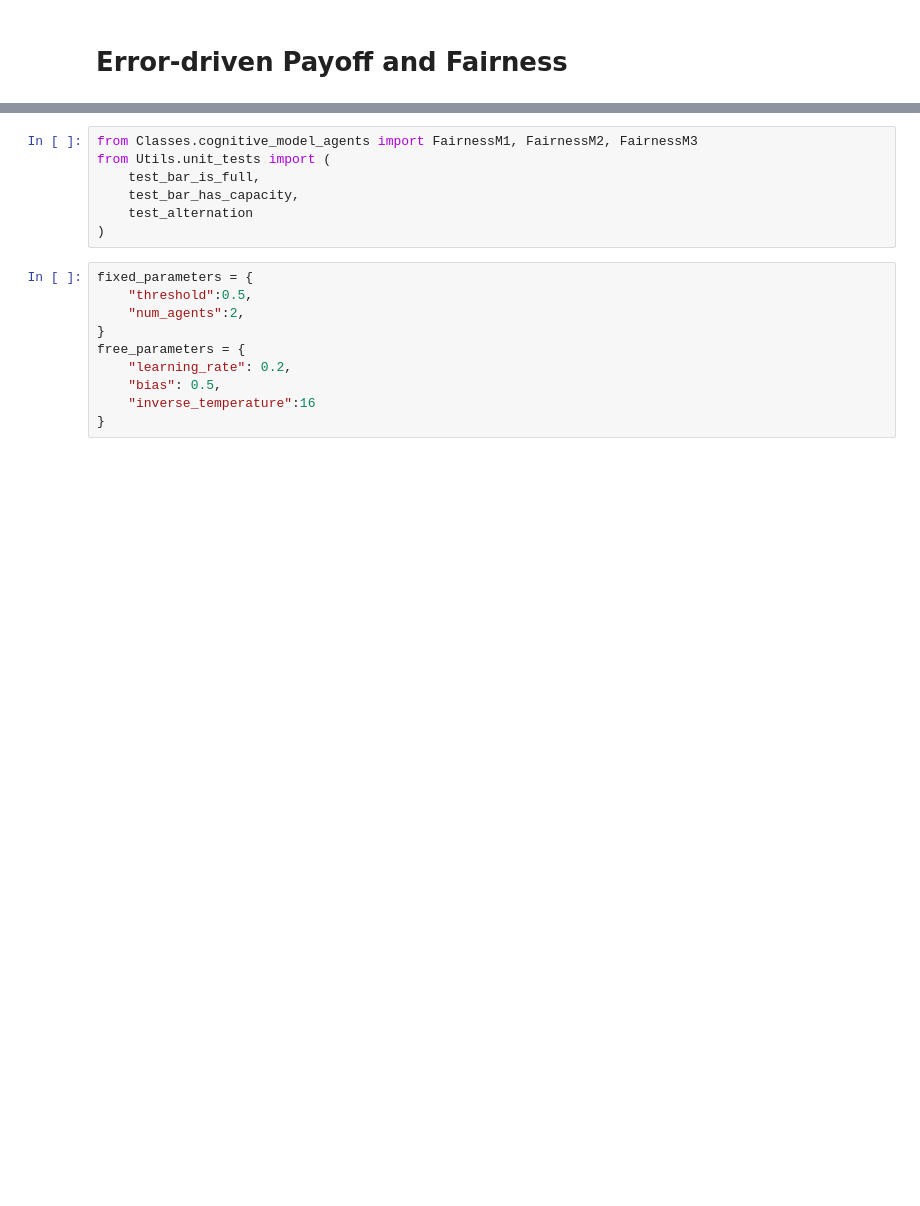
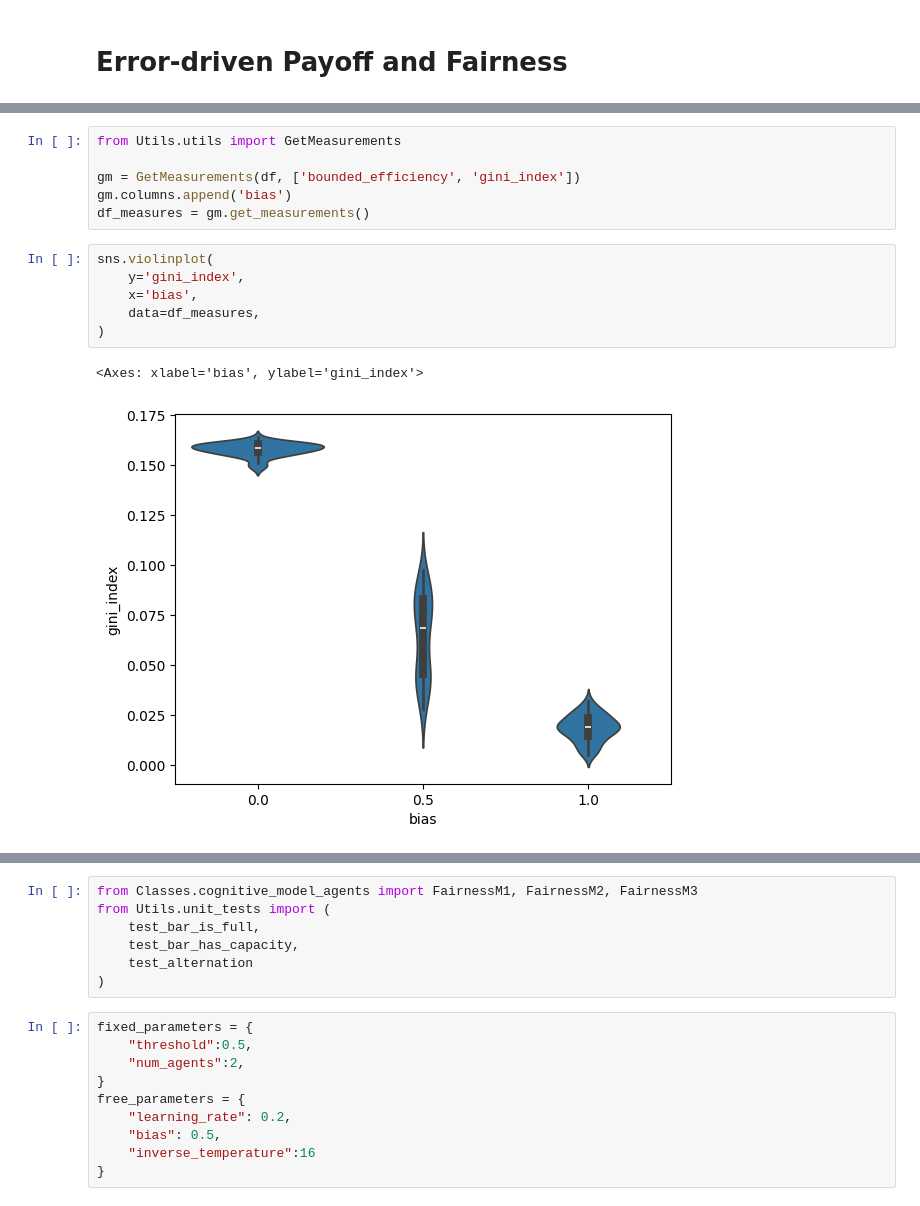
Before and after one commit to EAndrade-Lotero/Cognitive_Models_El_Farol_Bar_Problem, a Jupyter notebook: Notebooks/test_Payoff_and_Fairness.ipynb, the cells around one changed output, grey strips where cells are left out. Saved outputs shown, nothing was run; the diff lists cells and outputs as text; blank space fills up the shorter version.

```diff
--- a/Notebooks/test_Payoff_and_Fairness.ipynb
+++ b/Notebooks/test_Payoff_and_Fairness.ipynb
@@ -8,0 +58,15 @@ warnings.filterwarnings("ignore")
+# %%
+from Utils.utils import GetMeasurements
+
+gm = GetMeasurements(df, ['bounded_efficiency', 'gini_index'])
+gm.columns.append('bias')
+df_measures = gm.get_measurements()
+# %%
+sns.violinplot(
+    y='gini_index',
+    x='bias',
+    data=df_measures,
+)
+# %% [output]
+<Axes: xlabel='bias', ylabel='gini_index'>
+[figure, added]
```
Also changed, not shown: parts of 12 cells of this notebook, 3 other files.
